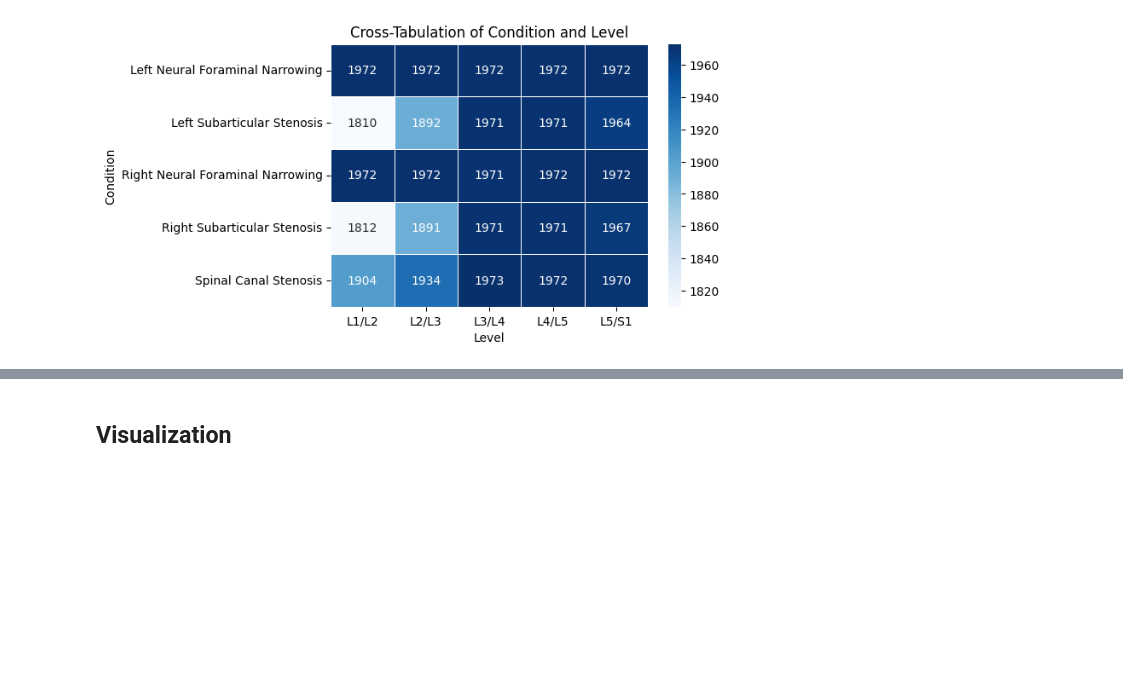
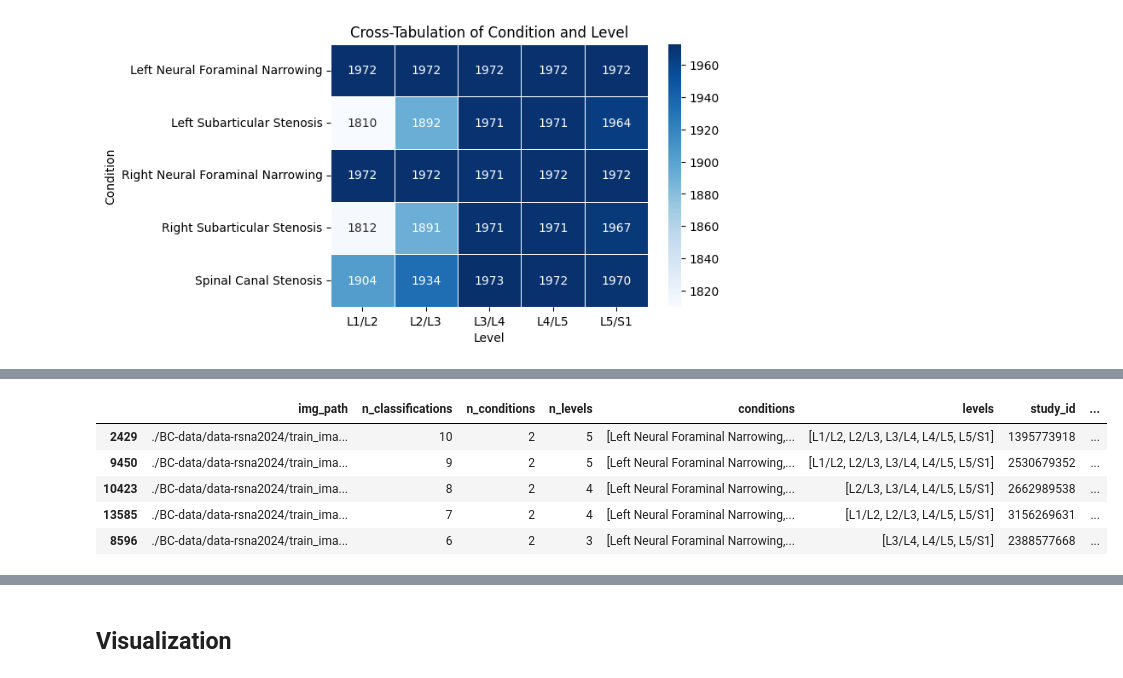
Before and after one commit to johanalukesova/VSE_bachelor_thesis_lumbar_spine_degeneration_classification, a Jupyter notebook: Preprocessing-EDA/Data-preprocessing.ipynb, the cells around one changed output, grey strips where cells are left out. Saved outputs shown, nothing was run; the diff lists cells and outputs as text; code cells hidden in the pictures; blank space fills up the shorter version.

```diff
--- a/Preprocessing-EDA/Data-preprocessing.ipynb
+++ b/Preprocessing-EDA/Data-preprocessing.ipynb
@@ -184,0 +233,27 @@ plt.show()
+# %%
+# Cell 1: count how many classifications use the same slice
+
+same_slice_df = (
+    data_merged
+    .dropna(subset=["img_path", "condition", "level"])
+    .groupby("img_path")
+    .agg(
+        n_classifications=("condition", "size"),
+        n_conditions=("condition", "nunique"),
+        n_levels=("level", "nunique"),
+        conditions=("condition", lambda x: sorted(x.unique())),
+        levels=("level", lambda x: sorted(x.unique())),
+        study_id=("study_id", "first"),
+        series_description=("series_description", "first"),
+    )
+    .reset_index()
+)
+
+same_slice_df.sort_values("n_classifications", ascending=False).head(5)
+# %% [output]
+|  | img_path | n_classifications | n_conditions | n_levels | conditions | levels | study_id | ... |
+| 2429 | ./BC-data/data-rsna2024/train_ima... | 10 | 2 | 5 | [Left Neural Foraminal Narrowing,... | [L1/L2, L2/L3, L3/L4, L4/L5, L5/S1] | 1395773918 | ... |
+| 9450 | ./BC-data/data-rsna2024/train_ima... | 9 | 2 | 5 | [Left Neural Foraminal Narrowing,... | [L1/L2, L2/L3, L3/L4, L4/L5, L5/S1] | 2530679352 | ... |
+| 10423 | ./BC-data/data-rsna2024/train_ima... | 8 | 2 | 4 | [Left Neural Foraminal Narrowing,... | [L2/L3, L3/L4, L4/L5, L5/S1] | 2662989538 | ... |
+| 13585 | ./BC-data/data-rsna2024/train_ima... | 7 | 2 | 4 | [Left Neural Foraminal Narrowing,... | [L1/L2, L2/L3, L4/L5, L5/S1] | 3156269631 | ... |
+| 8596 | ./BC-data/data-rsna2024/train_ima... | 6 | 2 | 3 | [Left Neural Foraminal Narrowing,... | [L3/L4, L4/L5, L5/S1] | 2388577668 | ... |
```
Also changed, not shown: parts of 2 cells of this notebook, 6 other files.
